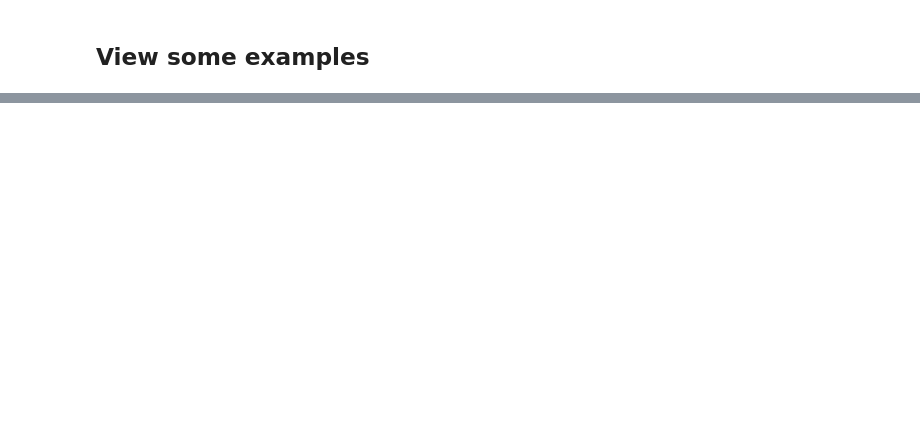
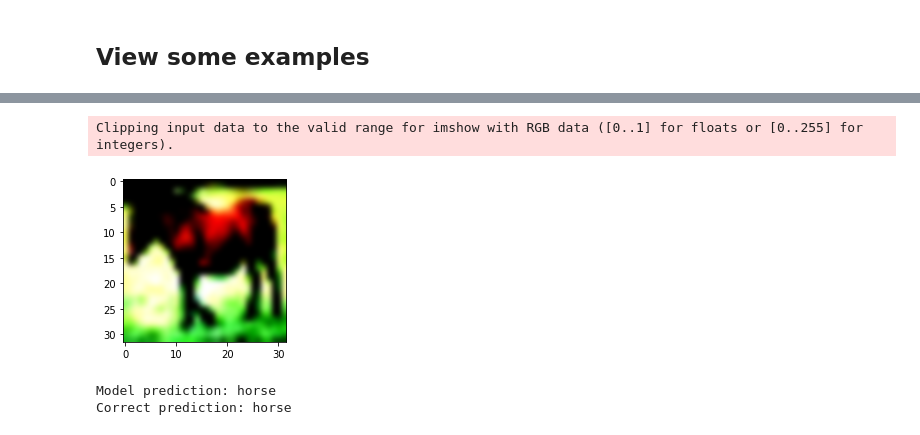
Before and after one commit to tnfru/colab_research, a Jupyter notebook: CIFAR10.ipynb, the cells around one changed output, grey strips where cells are left out. Cells and saved outputs as stored; diff of their text form; code cells hidden in the pictures; blank space fills up the shorter version.

```diff
--- a/CIFAR10.ipynb
+++ b/CIFAR10.ipynb
@@ -68 +73,4 @@ X_test = X_test - X_test.mean(axis=0)
+# %%
+X = norm_data(X)
+X_test = norm_data(X_test)
 # %%
@@ -93,6 +98,10 @@ def get_batched_dataset(dataset, train=False):
   dataset = dataset.batch(BATCH_SIZE)
   dataset = dataset.prefetch(AUTO)
   return dataset
+# %%
+X = tf.dtypes.cast(X, tf.float32)
+Y = tf.dtypes.cast(Y, tf.float32)
+tf.keras.backend.set_floatx('float32')
 # %%
 train_dataset = tf.data.Dataset.from_tensor_slices((X, Y))
 test_dataset = tf.data.Dataset.from_tensor_slices((X_test, Y_test))
@@ -312,5 +308,11 @@ prediction_vs_true(5, X)
 # %%
-plot_CIFAR(7, X)
+plot_CIFAR(X, 7)
+# %% [output]
+Clipping input data to the valid range for imshow with RGB data ([0..1] for floats or [0..255] for integers).
+[figure, added]
 # %%
-prediction_vs_true(7, X)
+prediction_vs_true(X, 7)
+# %% [output]
+Model prediction: horse
+Correct prediction: horse
 # %%
```
Also changed, not shown: parts of 23 cells of this notebook.
